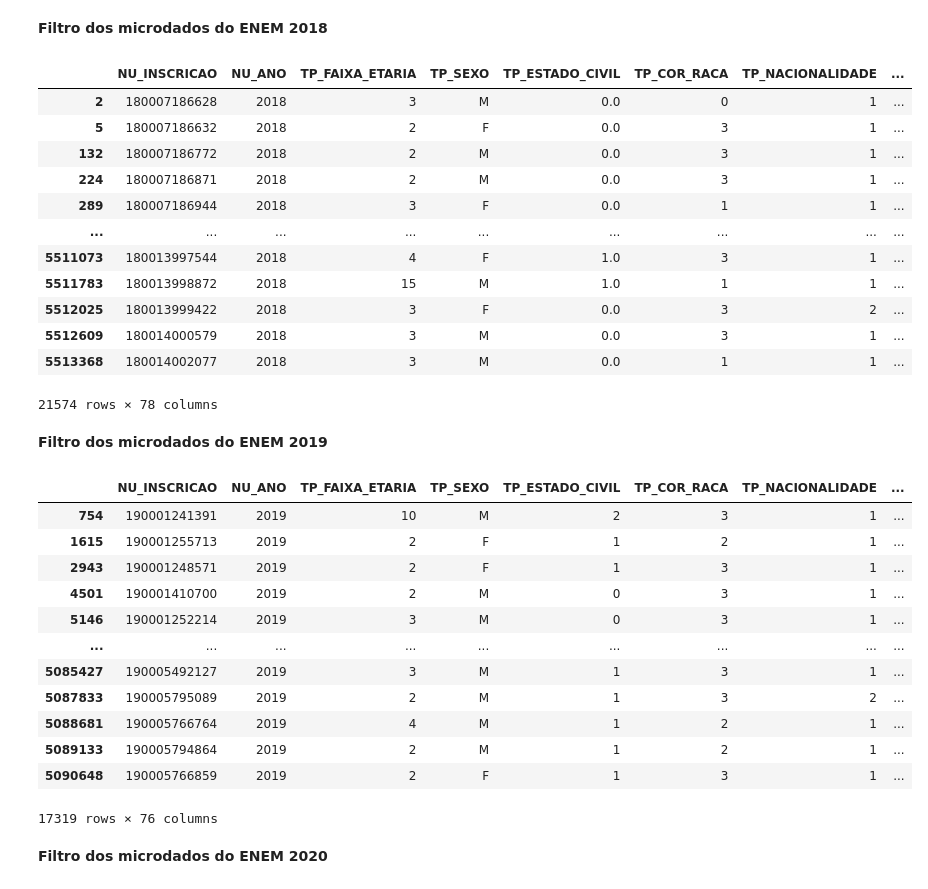
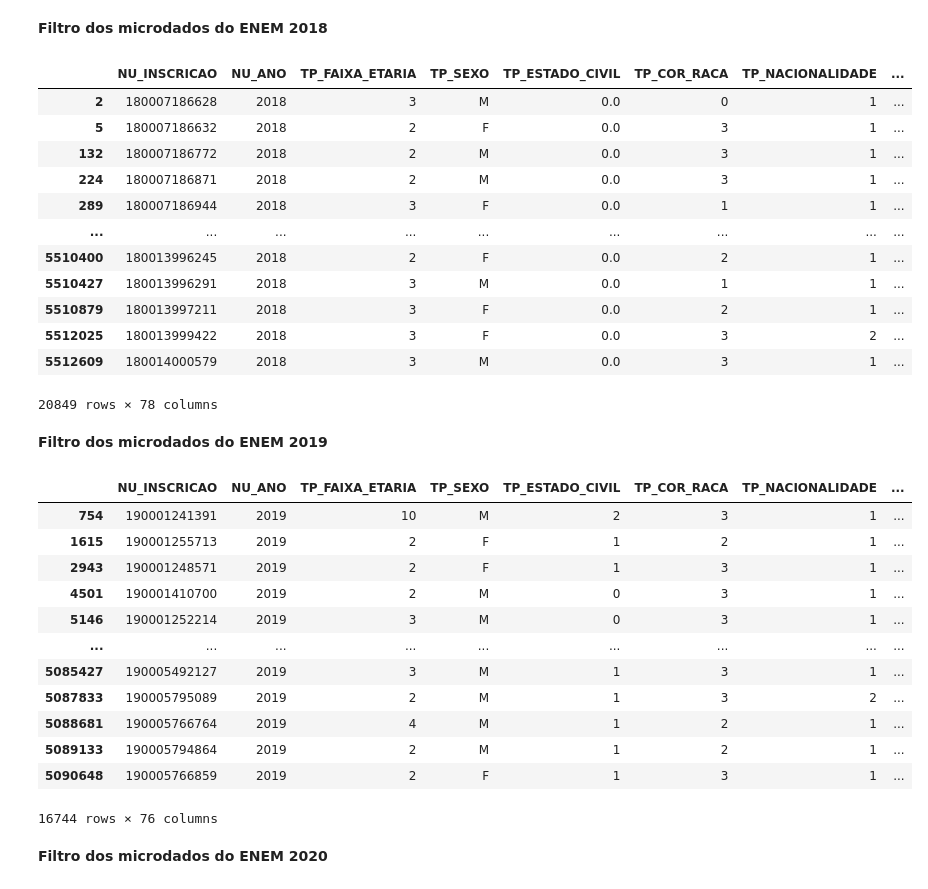
Before and after one commit to NandaLeal/TCC, a Jupyter notebook: TCC.ipynb, the cells around one changed output. Cells and saved outputs as stored; diff of their text form; code cells hidden in the pictures.

```diff
--- a/TCC.ipynb
+++ b/TCC.ipynb
@@ -590,46 +590,48 @@ cidades_filtro = [
     "Fruta de Leite","Gameleiras","Glaucilândia","Gouveia","Grão Mogol","Guaraciama","Ibiaí","Ibiracatu",
     "Icaraí de Minas","Indaiabira","Inimutaba","Itacambira","Itacarambi","Itaipé","Itamarandiba","Itambacuri",
     "Itaobim","Itinga","Jacinto","Janaúba","Januária","Japonvar","Jaíba","Jenipapo de Minas","Jequitaí",
     "Jequitinhonha","Joaquim Felício","Joaíma","Jordânia","Josenópolis","José Gonçalves de Minas","Juramento",
     "Juvenília","Ladainha","Lagoa dos Patos","Lassance","Leme do Prado","Lontra","Luislândia","Machacalis",
     "Malacacheta","Mamonas","Manga","Mata Verde","Matias Cardoso","Mato Verde","Medina","Minas Novas",
     "Mirabela","Miravânia","Monjolos","Montalvânia","Monte Azul","Monte Formoso","Montes Claros","Montezuma",
     "Morro da Garça","Nanuque","Natalândia","Ninheira","Nova Módica","Nova Porteirinha","Novo Cruzeiro",
     "Novo Oriente de Minas","Novorizonte","Olhos-d'Água","Ouro Verde de Minas","Padre Carvalho","Padre Paraíso",
     "Pai Pedro","Palmópolis","Patis","Pavão","Pedra Azul","Pedras de Maria da Cruz","Pescador","Pintópolis",
     "Pirapora","Ponto Chique","Ponto dos Volantes","Porteirinha","Poté","Presidente Juscelino",
     "Presidente Kubitschek","Riachinho","Riacho dos Machados","Rio Pardo de Minas","Rio do Prado","Rubelita",
     "Rubim","Salinas","Salto da Divisa","Santa Cruz de Salinas","Santa Fé de Minas","Santa Helena de Minas",
     "Santa Maria do Salto","Santo Antônio do Itambé","Santo Antônio do Jacinto","Santo Antônio do Retiro",
     "Santo Hipólito","Senador Modestino Gonçalves","Serra Azul de Minas","Serra dos Aimorés","Serranópolis de Minas",
     "Serro","Setubinha","São Francisco","São Gonçalo do Rio Preto","São José do Divino","São João da Lagoa",
     "São João da Ponte","São João das Missões","São João do Pacuí","São João do Paraíso","São Romão","Taiobeiras",
     "Teófilo Otoni","Três Marias","Turmalina","Ubaí","Umburatiba","Unaí","Uruana de Minas","Urucuia",
     "Vargem Grande do Rio Pardo","Varzelândia","Verdelândia","Veredinha","Virgem da Lapa","Várzea da Palma",
     "Água Boa","Águas Formosas","Águas Vermelhas"
 ]
-
-df2018_reduzida = df2018[df2018['NO_MUNICIPIO_ESC'].isin(cidades_filtro)]
-
+df2018_reduzida = df2018[
+    (df2018['NO_MUNICIPIO_ESC'].isin(cidades_filtro)) &
+    (df2018['SG_UF_ESC'] == 'MG')
+]
 df2018_reduzida
 # %% [output]
 |  | NU_INSCRICAO | NU_ANO | TP_FAIXA_ETARIA | TP_SEXO | TP_ESTADO_CIVIL | TP_COR_RACA | TP_NACIONALIDADE | ... |
 | 2 | 180007186628 | 2018 | 3 | M | 0.0 | 0 | 1 | ... |
 | 5 | 180007186632 | 2018 | 2 | F | 0.0 | 3 | 1 | ... |
 | 132 | 180007186772 | 2018 | 2 | M | 0.0 | 3 | 1 | ... |
 | 224 | 180007186871 | 2018 | 2 | M | 0.0 | 3 | 1 | ... |
 | 289 | 180007186944 | 2018 | 3 | F | 0.0 | 1 | 1 | ... |
 | ... | ... | ... | ... | ... | ... | ... | ... | ... |
-| 5511073 | 180013997544 | 2018 | 4 | F | 1.0 | 3 | 1 | ... |
-| 5511783 | 180013998872 | 2018 | 15 | M | 1.0 | 1 | 1 | ... |
+| 5510400 | 180013996245 | 2018 | 2 | F | 0.0 | 2 | 1 | ... |
+| 5510427 | 180013996291 | 2018 | 3 | M | 0.0 | 1 | 1 | ... |
+| 5510879 | 180013997211 | 2018 | 3 | F | 0.0 | 2 | 1 | ... |
 | 5512025 | 180013999422 | 2018 | 3 | F | 0.0 | 3 | 2 | ... |
 | 5512609 | 180014000579 | 2018 | 3 | M | 0.0 | 3 | 1 | ... |
-| 5513368 | 180014002077 | 2018 | 3 | M | 0.0 | 1 | 1 | ... |
-21574 rows × 78 columns
+20849 rows × 78 columns
 # %% [markdown]
 **Filtro dos microdados do ENEM 2019**
 # %%
-df2019_reduzida = df2019[df2019['NO_MUNICIPIO_ESC'].isin(cidades_filtro)]
+df2019_reduzida = df2019[df2019['NO_MUNICIPIO_ESC'].isin(cidades_filtro)&
+    (df2019['SG_UF_ESC'] == 'MG')]
 df2019_reduzida
 # %% [output]
 |  | NU_INSCRICAO | NU_ANO | TP_FAIXA_ETARIA | TP_SEXO | TP_ESTADO_CIVIL | TP_COR_RACA | TP_NACIONALIDADE | ... |
@@ -644,7 +646,7 @@ df2019_reduzida
 | 5088681 | 190005766764 | 2019 | 4 | M | 1 | 2 | 1 | ... |
 | 5089133 | 190005794864 | 2019 | 2 | M | 1 | 2 | 1 | ... |
 | 5090648 | 190005766859 | 2019 | 2 | F | 1 | 3 | 1 | ... |
-17319 rows × 76 columns
+16744 rows × 76 columns
 # %% [markdown]
 **Filtro dos microdados do ENEM 2020**
 # %%
```
Also changed, not shown: parts of 21 cells of this notebook.
